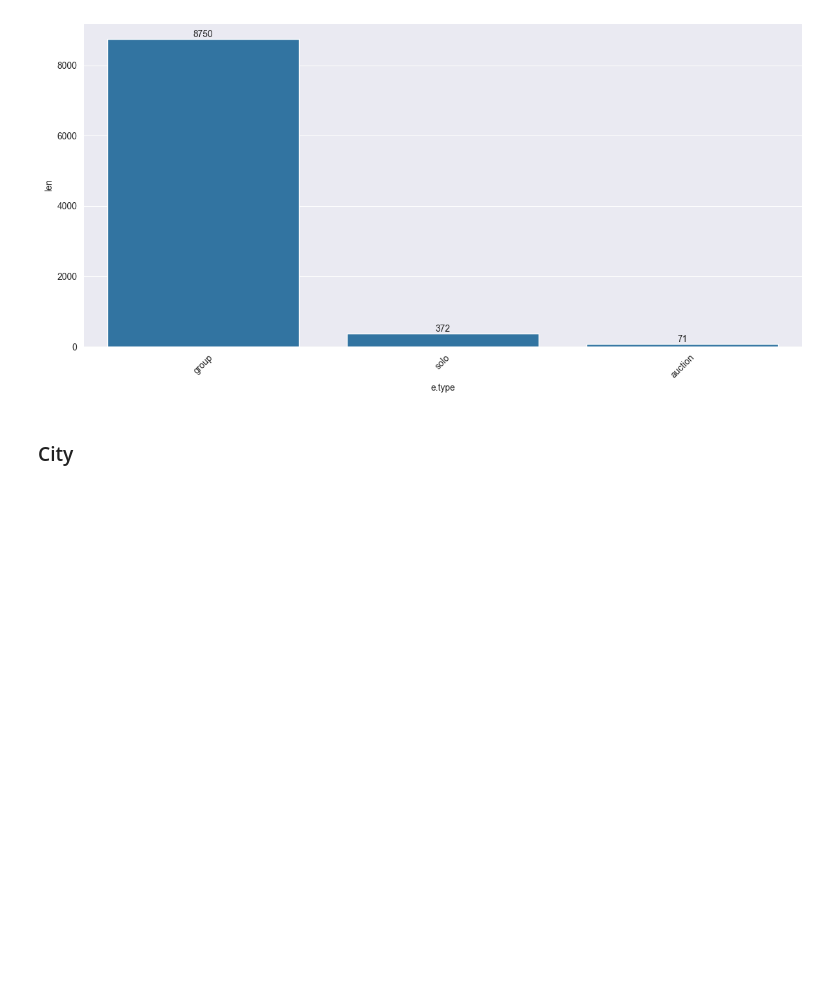
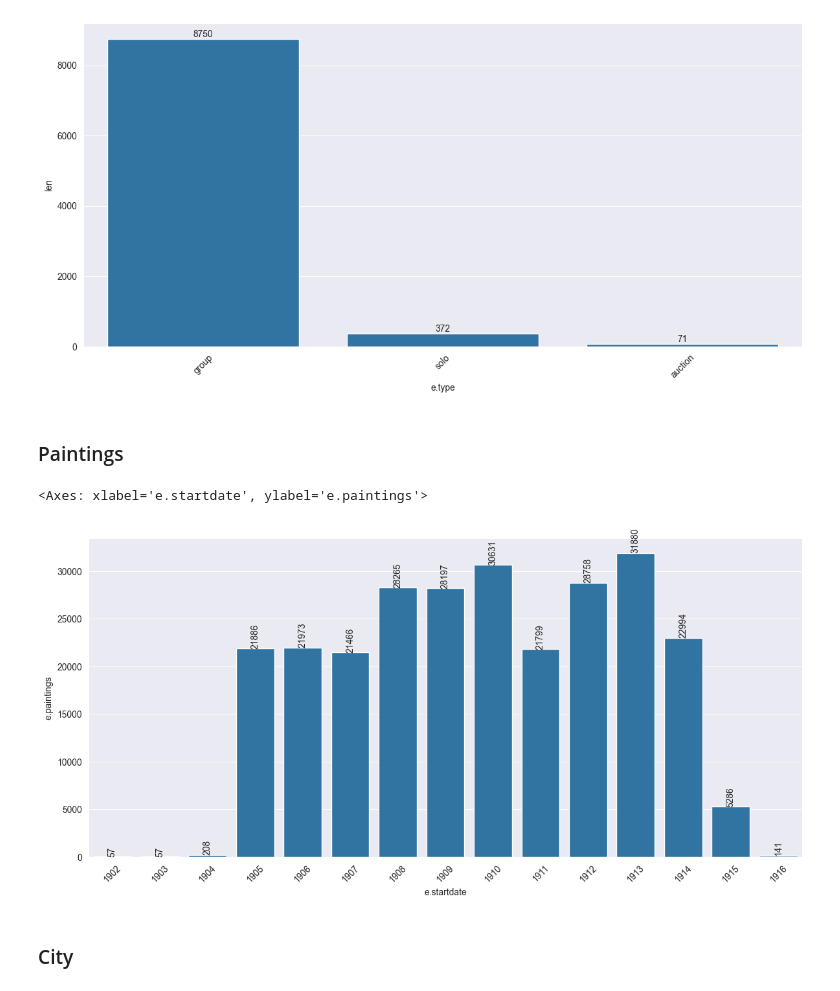
Before and after one commit to rolandramp/infoVis24G4, a Jupyter notebook: InfoVis24G4Ex1/Analysis.ipynb, the cells around one changed output. Drawn from its saved outputs; the diff is of its cells as text; code cells hidden in the pictures; blank space fills up the shorter version.

```diff
--- a/InfoVis24G4Ex1/Analysis.ipynb
+++ b/InfoVis24G4Ex1/Analysis.ipynb
@@ -225,6 +225,22 @@ plot
 # %% [output]
 <Axes: xlabel='e.type', ylabel='len'>
 [figure]
+# %% [markdown]
+### Paintings
+# %%
+import matplotlib.pyplot as plt
+import seaborn as sns
+
+plt.figure(figsize=(12,6))
+plot = sns.barplot(data=artvis_df.select('e.startdate','e.paintings').group_by('e.startdate').sum(), x='e.startdate', y='e.paintings' )
+plt.setp(plot.get_xticklabels(), rotation=45)
+plot.bar_label(plot.containers[0], rotation=90)
+plt.tight_layout()
+plt.savefig('data/exhibition_paintings.png')
+plot
+# %% [output]
+<Axes: xlabel='e.startdate', ylabel='e.paintings'>
+[figure, added]
 # %% [markdown]
 ### City
 # %%
```
Also changed, not shown: parts of 1 cell of this notebook, 2 other files.
